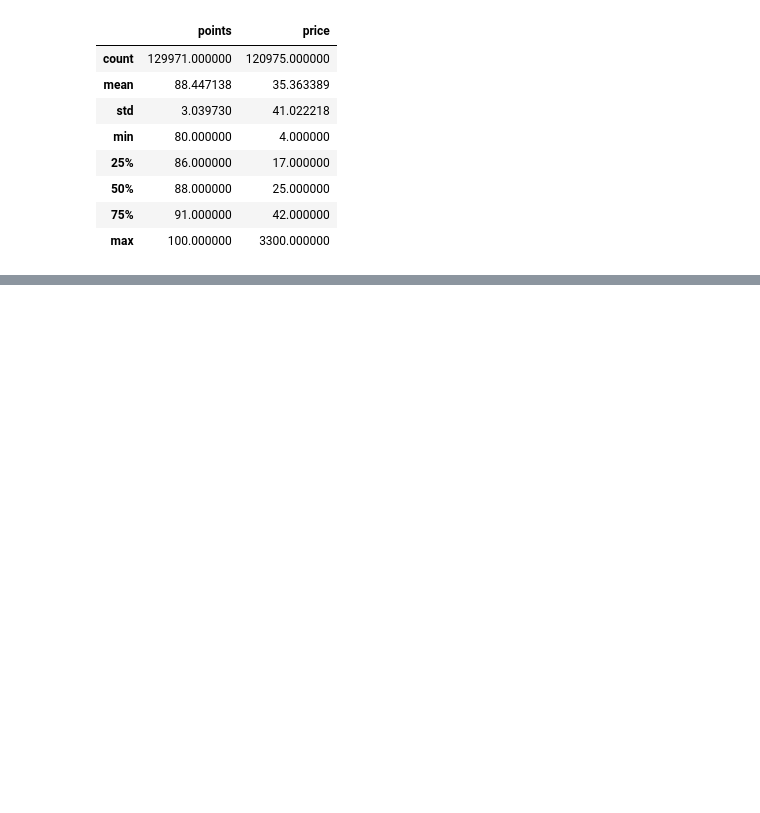
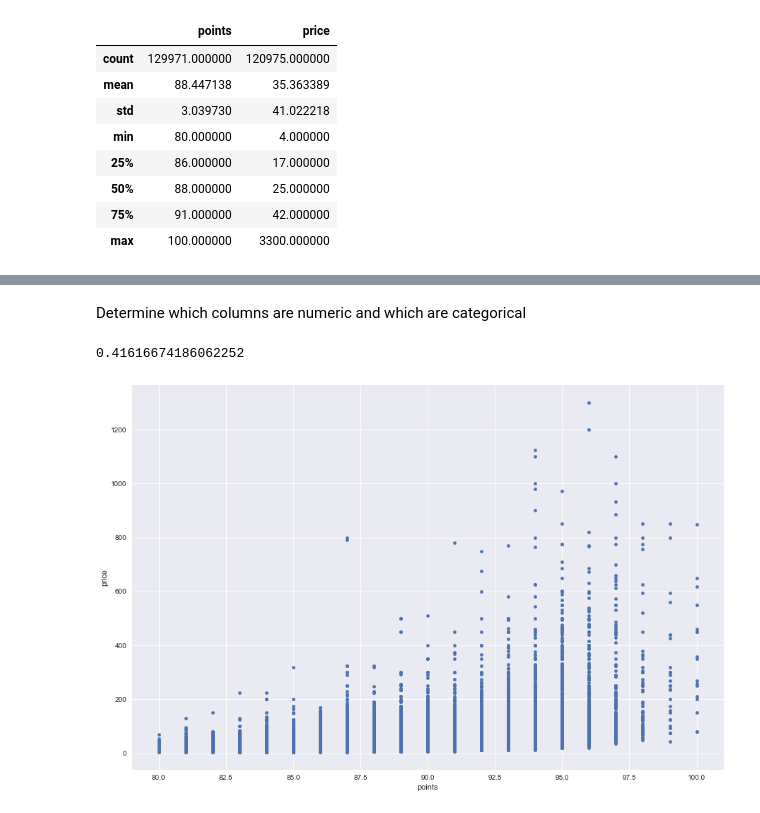
Before and after one commit to jbertscher/wining-and-mining, a Jupyter notebook: notebooks/1.0-jb-initial-data-exploration.ipynb, the cells around one changed output, grey strips where cells are left out. Saved outputs shown, nothing was run; the diff lists cells and outputs as text; code cells hidden in the pictures; blank space fills up the shorter version.

```diff
--- a/notebooks/1.0-jb-initial-data-exploration.ipynb
+++ b/notebooks/1.0-jb-initial-data-exploration.ipynb
@@ -27,3 +36,11 @@ wine.describe()
 | 50% | 88.000000 | 25.000000 |
 | 75% | 91.000000 | 42.000000 |
 | max | 100.000000 | 3300.000000 |
+# %%
+# Extract year from title
+## regex to extract date (matching wines from 20th and 21st century)
+wine['year'] = wine['title'].apply(lambda x: re.search(r'(19|20)[0-9]{2}', x))  # _sre.SRE_Match object returned
+year_exists = ~pd.isnull(wine['year'])  # Find where there is a match
+wine.loc[year_exists, 'year'] = wine.loc[year_exists, 'year'].apply(lambda x: x.group(0))  # extract year where there is a match
+wine['year'] = wine['year'].fillna(0)  # For now, just fill missing values with 0
+wine['year'] = wine['year'].astype(int)
@@ -29,0 +57,2 @@ wine.describe()
+# %% [markdown]
+Determine which columns are numeric and which are categorical
@@ -29,0 +62,11 @@ wine.describe()
+# %%
+wine = wine.dropna(subset = ['points'], axis = 0, how = 'any')
+# %%
+wine['points'].corr(wine['price'])
+# %% [output]
+0.41616674186062252
+# %%
+wine = wine.loc[wine['price'] < 1500]
+wine.plot.scatter('points', 'price', figsize = (15, 10));
+# %% [output]
+[figure, added]
```
Also changed, not shown: parts of 26 cells of this notebook.
